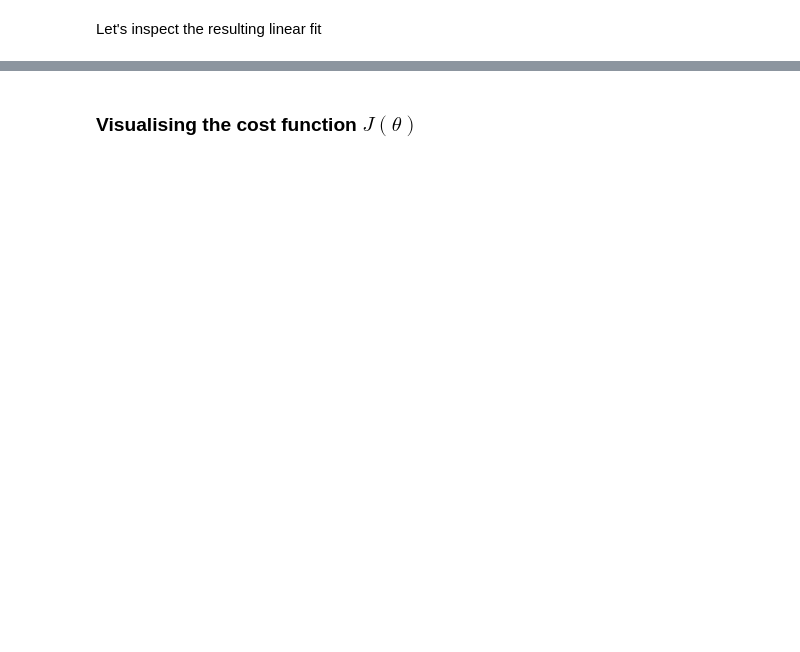
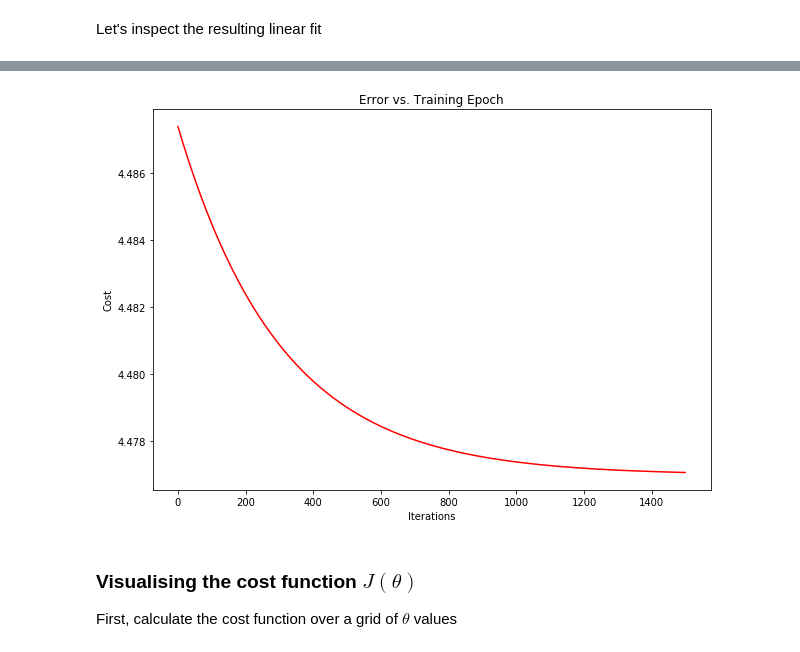
Before and after one commit to martinabeleda/Machine-Learning-Coursera, a Jupyter notebook: machine-learning/Exercise 1 - Linear Regression.ipynb, the cells around one changed output, grey strips where cells are left out. Saved outputs shown, nothing was run; the diff lists cells and outputs as text; code cells hidden in the pictures; blank space fills up the shorter version.

```diff
--- a/machine-learning/Exercise 1 - Linear Regression.ipynb
+++ b/machine-learning/Exercise 1 - Linear Regression.ipynb
@@ -159,2 +158,13 @@ plt.show()
+# %%
+plt.figure(figsize=(10,7))
+plt.plot(np.arange(iterations), cost, 'r')
+plt.xlabel('Iterations')
+plt.ylabel('Cost')
+plt.title('Error vs. Training Epoch')
+plt.show()
+# %% [output]
+[figure, added]
 # %% [markdown]
 ### Visualising the cost function $J(\theta)$
+
+First, calculate the cost function over a grid of $\theta$ values
```
Also changed, not shown: parts of 28 cells of this notebook, 1 other file.
